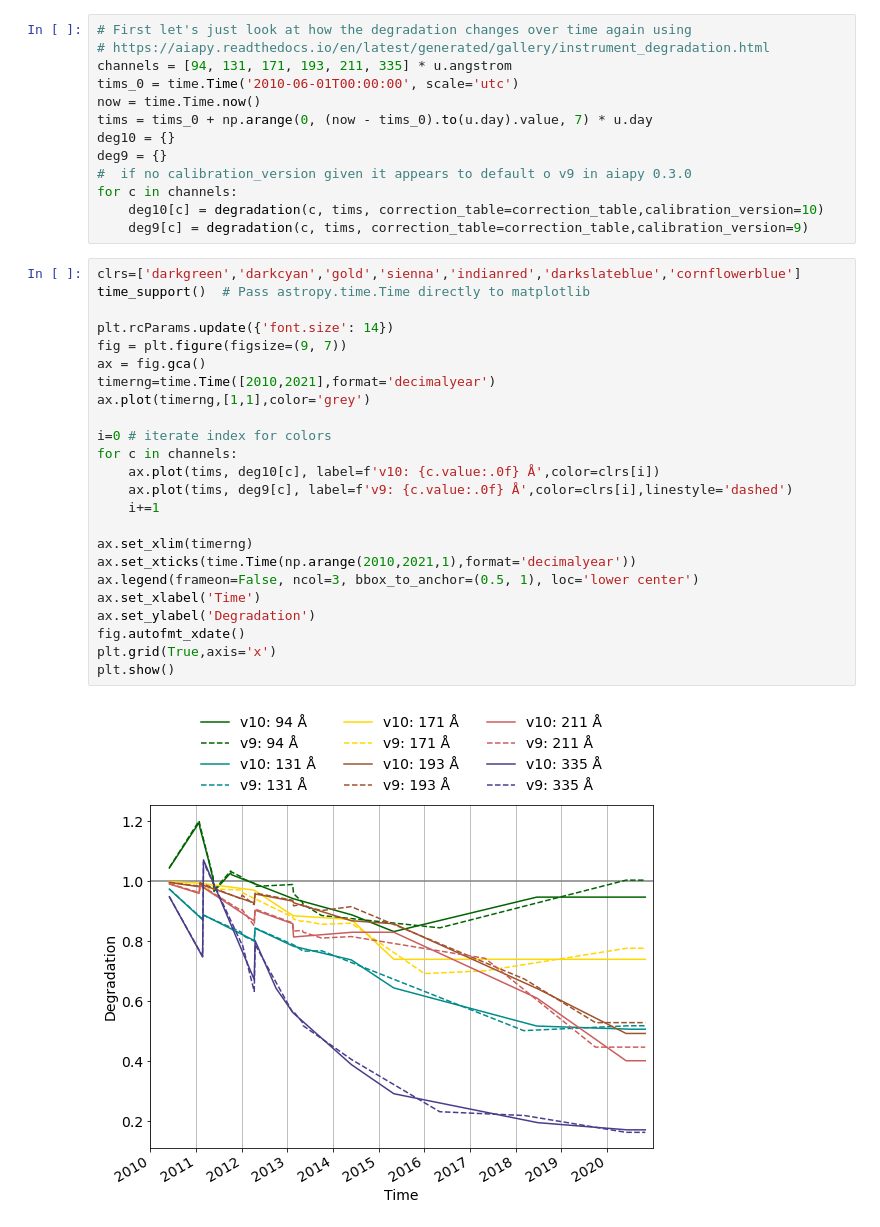
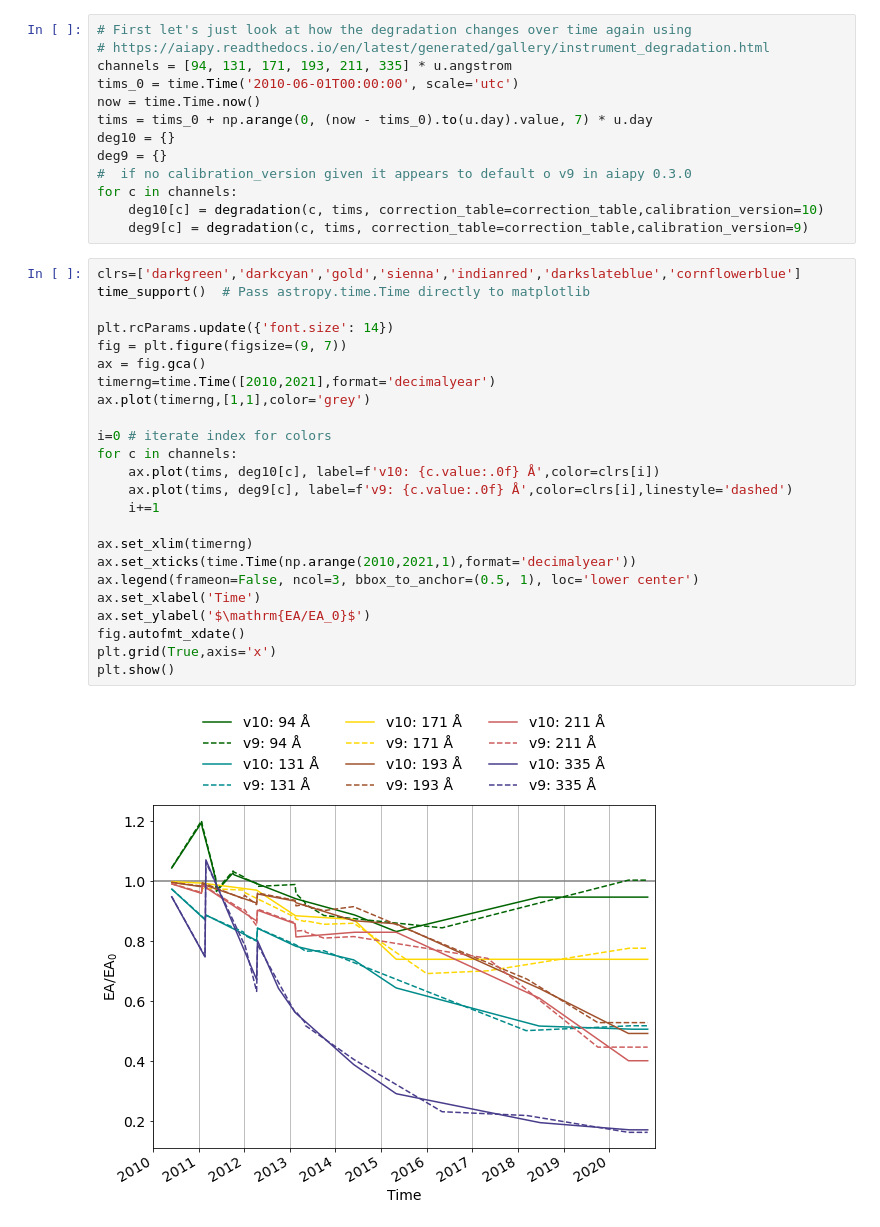
Before and after one commit to ianan/aia_test, a Jupyter notebook: plot_deg_cor.ipynb, the cells around one changed output. Saved outputs shown, nothing was run; the diff lists cells and outputs as text.

Commit message:
updated plot

```diff
--- a/plot_deg_cor.ipynb
+++ b/plot_deg_cor.ipynb
@@ -45,26 +45,26 @@ for c in channels:
 # %%
 clrs=['darkgreen','darkcyan','gold','sienna','indianred','darkslateblue','cornflowerblue']
 time_support()  # Pass astropy.time.Time directly to matplotlib
 
 plt.rcParams.update({'font.size': 14})
 fig = plt.figure(figsize=(9, 7))
 ax = fig.gca()
 timerng=time.Time([2010,2021],format='decimalyear')
 ax.plot(timerng,[1,1],color='grey')
 
 i=0 # iterate index for colors
 for c in channels:
     ax.plot(tims, deg10[c], label=f'v10: {c.value:.0f} Å',color=clrs[i])
     ax.plot(tims, deg9[c], label=f'v9: {c.value:.0f} Å',color=clrs[i],linestyle='dashed')
     i+=1
 
 ax.set_xlim(timerng)
 ax.set_xticks(time.Time(np.arange(2010,2021,1),format='decimalyear'))
 ax.legend(frameon=False, ncol=3, bbox_to_anchor=(0.5, 1), loc='lower center')
 ax.set_xlabel('Time')
-ax.set_ylabel('Degradation')
+ax.set_ylabel('$\mathrm{EA/EA_0}$')
 fig.autofmt_xdate()
 plt.grid(True,axis='x')
 plt.show()
 # %% [output]
-[figure, old version]
+[figure, new version]
```
